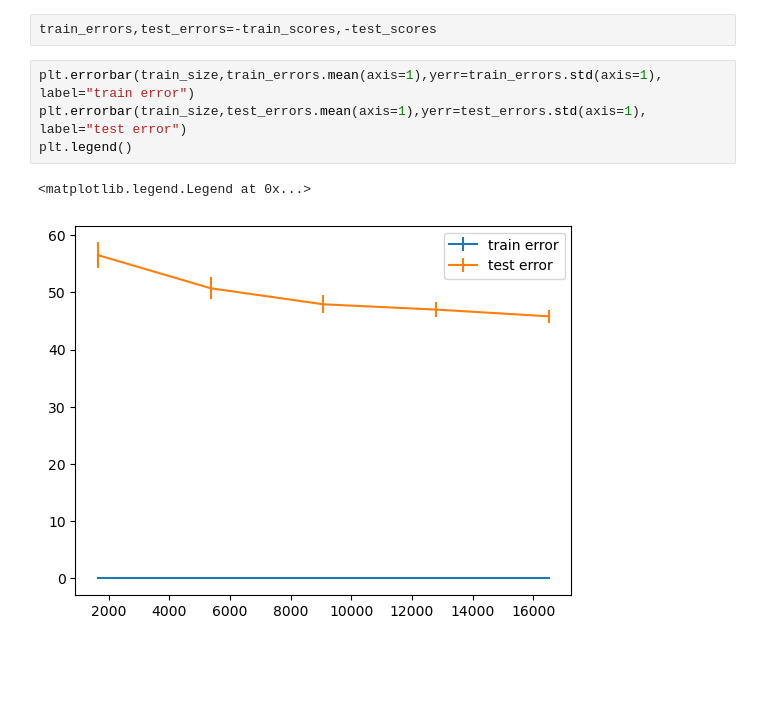
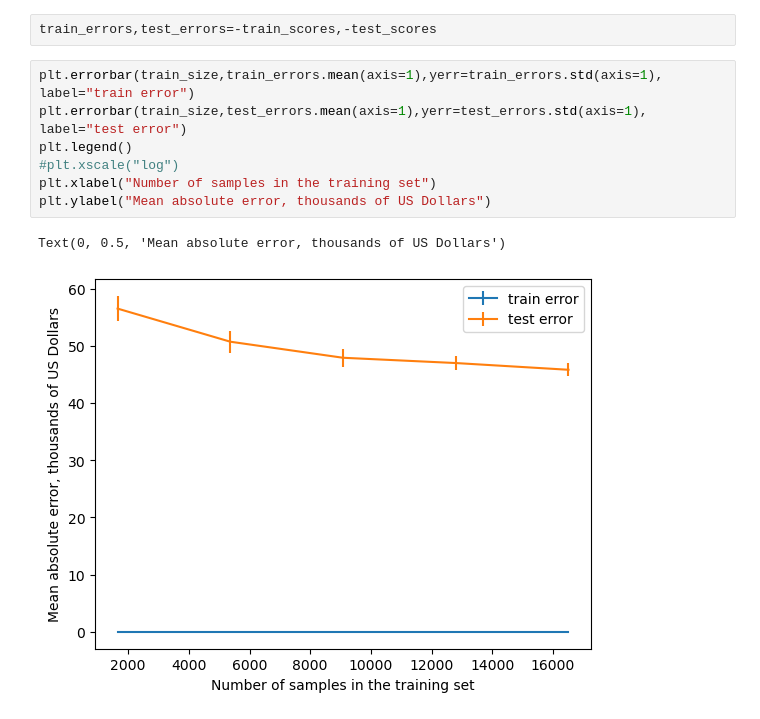
Before and after one commit to Pirouz-Nourian/scikit-learn-mooc, a Jupyter notebook: lesson/lesson3_under_over_fitting.ipynb, the cells around one changed output. Saved outputs shown, nothing was run; the diff lists cells and outputs as text; blank space fills up the shorter version.

```diff
--- a/lesson/lesson3_under_over_fitting.ipynb
+++ b/lesson/lesson3_under_over_fitting.ipynb
@@ -261,7 +261,10 @@ train_errors,test_errors=-train_scores,-test_scores
 # %%
 plt.errorbar(train_size,train_errors.mean(axis=1),yerr=train_errors.std(axis=1), label="train error")
 plt.errorbar(train_size,test_errors.mean(axis=1),yerr=test_errors.std(axis=1), label="test error")
 plt.legend()
+#plt.xscale("log")
+plt.xlabel("Number of samples in the training set")
+plt.ylabel("Mean absolute error, thousands of US Dollars")
 # %% [output]
-<matplotlib.legend.Legend at 0x...>
+Text(0, 0.5, 'Mean absolute error, thousands of US Dollars')
-[figure, old version]
+[figure, new version]
```
